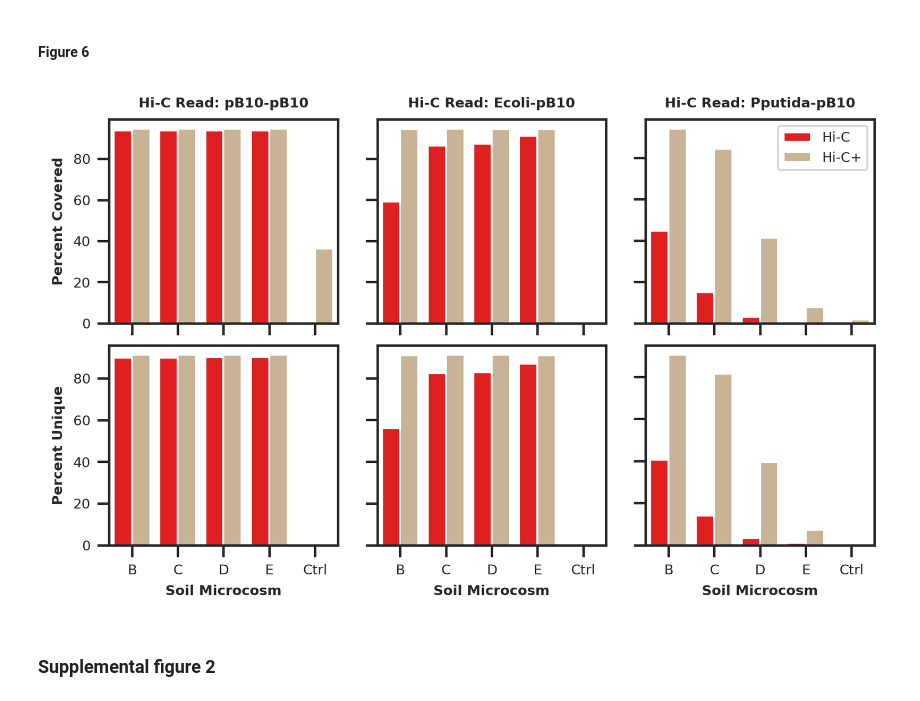
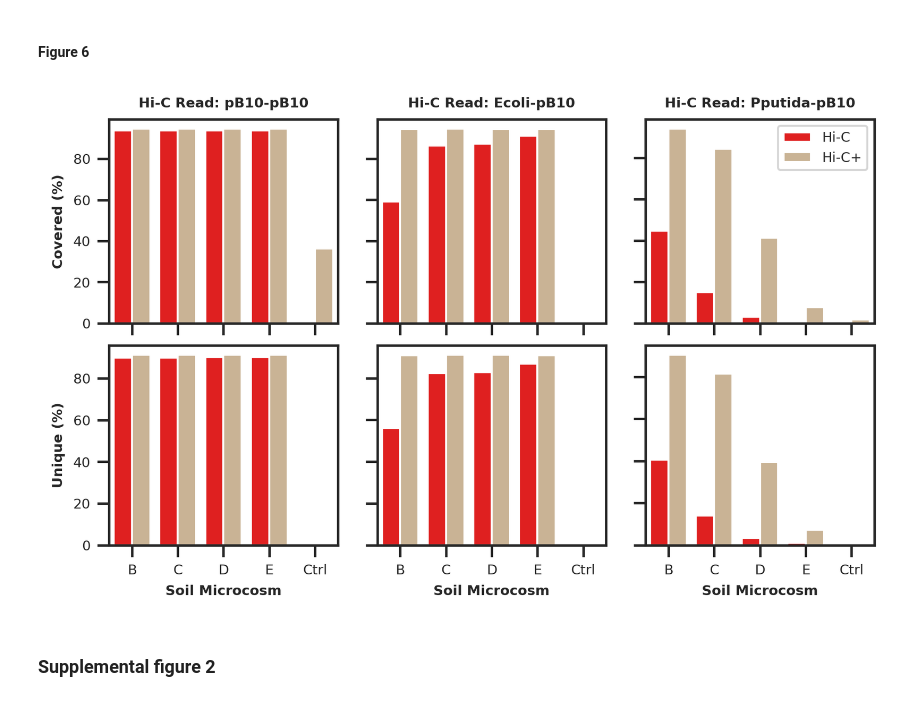
Before and after one commit to scastanedabarba/hic_targetcapture, a Jupyter notebook: data_visualization.ipynb, the cells around one changed output. Saved outputs shown, nothing was run; the diff lists cells and outputs as text; code cells hidden in the pictures.

```diff
--- a/data_visualization.ipynb
+++ b/data_visualization.ipynb
@@ -392,7 +392,7 @@ ax6 = fig6.add_subplot(gs[53:,70:])
 
 sns.barplot(data=plot_cov[plot_cov['read']=='pB10-pB10'], x='Index', y='percent_covered',
             hue='type', order=['B','C','D','E', 'Ctrl'], palette={'Hi-C':'red', 'Hi-C+':'tan'}, ax=ax1)
-ax1.set_ylabel('Percent Covered', fontsize=7, fontweight='bold')
+ax1.set_ylabel('Covered (%)', fontsize=7, fontweight='bold')
 ax1.set(xlabel=None)
 ax1.tick_params(axis='both', which='major', labelsize=7)
 ax1.set_title('Hi-C Read: pB10-pB10', fontsize=7, fontweight='bold')
@@ -415,35 +415,35 @@ ax3.set_title('Hi-C Read: Pputida-pB10', fontsize=7, fontweight='bold')
 ax3.tick_params(axis='y', label1On=False)
 ax3.yaxis.set_ticklabels([])
 ax3.xaxis.set_ticklabels([])
 ax3.legend('',frameon=False)
 ax3.legend(loc='upper right')
 
 sns.barplot(data=plot_cov[plot_cov['read']=='pB10-pB10'], x='Index', y='percent_unique',
             hue='type', order=['B','C','D','E', 'Ctrl'], palette={'Hi-C':'red', 'Hi-C+':'tan'}, ax=ax4)
-ax4.set_ylabel('Percent Unique', fontsize=7, fontweight='bold')
+ax4.set_ylabel('Unique (%)', fontsize=7, fontweight='bold')
 ax4.tick_params(axis='both', which='major', labelsize=7)
 ax4.legend('',frameon=False)
 ax4.set_xlabel('Soil Microcosm', fontsize=7, fontweight='bold')
 
 sns.barplot(data=plot_cov[plot_cov['read']=='Ecoli-pB10'], x='Index', y='percent_unique',
             hue='type', order=['B','C','D','E', 'Ctrl'], palette={'Hi-C':'red', 'Hi-C+':'tan'}, ax=ax5)
 ax5.set(ylabel=None)
 ax5.tick_params(axis='y', label1On=False)
 ax5.yaxis.set_ticklabels([])
 ax5.legend('',frameon=False)
 ax5.set_xlabel('Soil Microcosm', fontsize=7, fontweight='bold')
 
 sns.barplot(data=plot_cov[plot_cov['read']=='Pputida-pB10'], x='Index', y='percent_unique',
             hue='type', order=['B','C','D','E', 'Ctrl'], palette={'Hi-C':'red', 'Hi-C+':'tan'}, ax=ax6)
 ax6.set(ylabel=None)
 ax6.tick_params(axis='y', label1On=False)
 ax6.yaxis.set_ticklabels([])
 ax6.legend('',frameon=False)
 ax6.set_xlabel('Soil Microcosm', fontsize=7, fontweight='bold')
 
 plt.savefig('/mnt/ceph/cast9836/00_projects/hic_targetcapture/06_output/figures/fig6.pdf', bbox_inches='tight', dpi=300)
 # %% [output]
-[figure, old version]
+[figure, new version]
 # %% [markdown]
 ### Supplemental figure 2
 # %%
```
Also changed, not shown: parts of 15 cells of this notebook, 3 other files.
